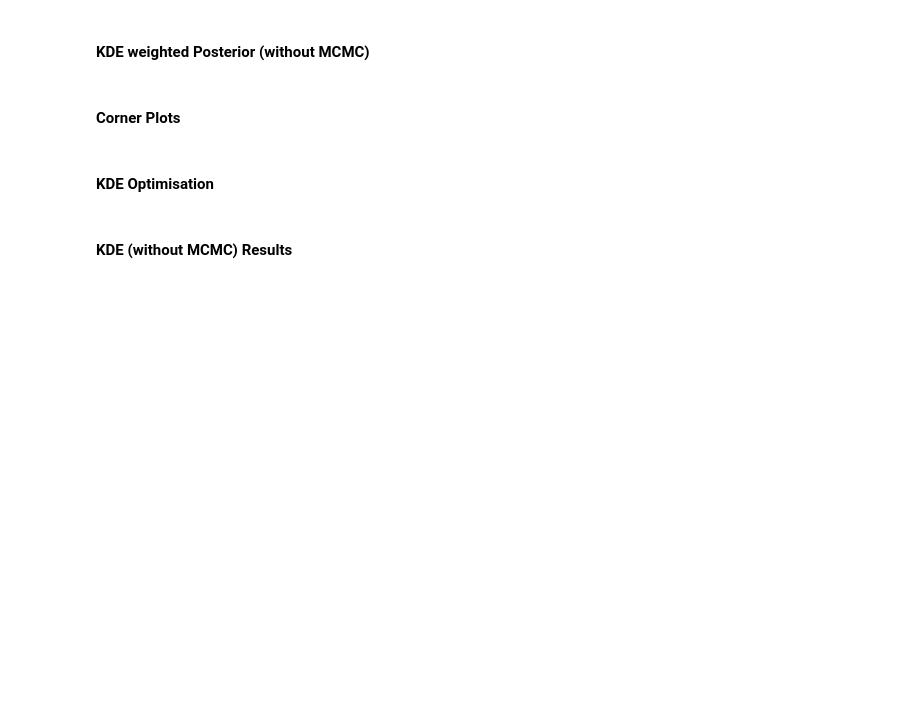
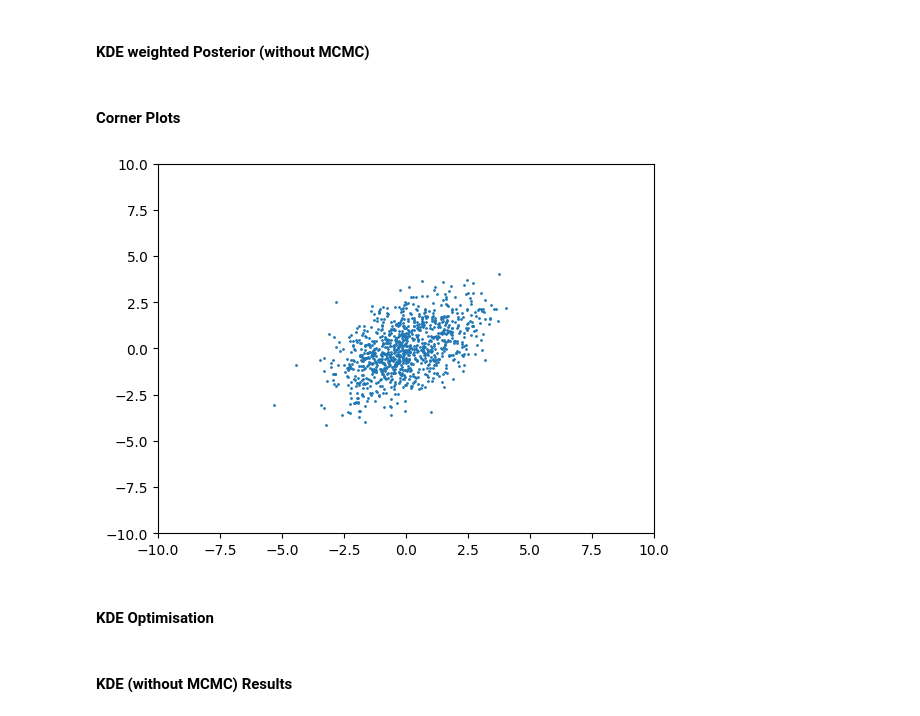
Before and after one commit to P-1884/COSMIC-BEAMS, a Jupyter notebook: Dynesty_Results.ipynb, the cells around one changed output. Saved outputs shown, nothing was run; the diff lists cells and outputs as text; code cells hidden in the pictures; blank space fills up the shorter version.

```diff
--- a/Dynesty_Results.ipynb
+++ b/Dynesty_Results.ipynb
@@ -237,6 +237,17 @@ def plot_kde_corner(self,only_cosmo=False,extra_data = None,save_as=None):
     else: pl.show()
     print('Finished Corner Plot')
     return self
+# %%
+from scipy.stats import multivariate_normal as mvn
+import numpy as np
+import matplotlib.pyplot as pl
+mvn_rvs = mvn(np.zeros(2),[[2,1],[1,2]]).rvs(1000)
+pl.scatter(mvn_rvs[:,0],mvn_rvs[:,1],s=1)
+pl.xlim(-10,10)
+pl.ylim(-10,10)
+pl.show()
+# %% [output]
+[figure, added]
 # %%
 with open('/mnt/extraspace/hollowayp/zBEAMS_data/class_instances/python3.11-Subbatching_0_0-64171.out_10_10_pickle.pkl', 'rb') as f:
     summary_batch_subbatching = pickle.load(f)
```
Also changed, not shown: parts of 3 cells of this notebook, 17 other files.
